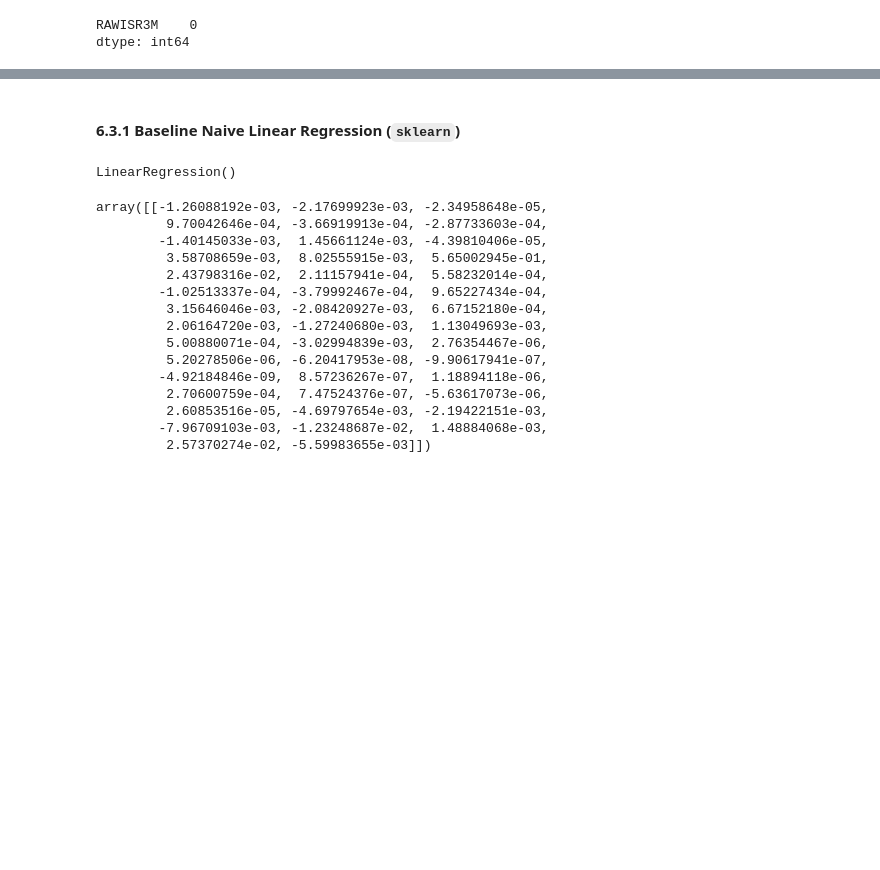
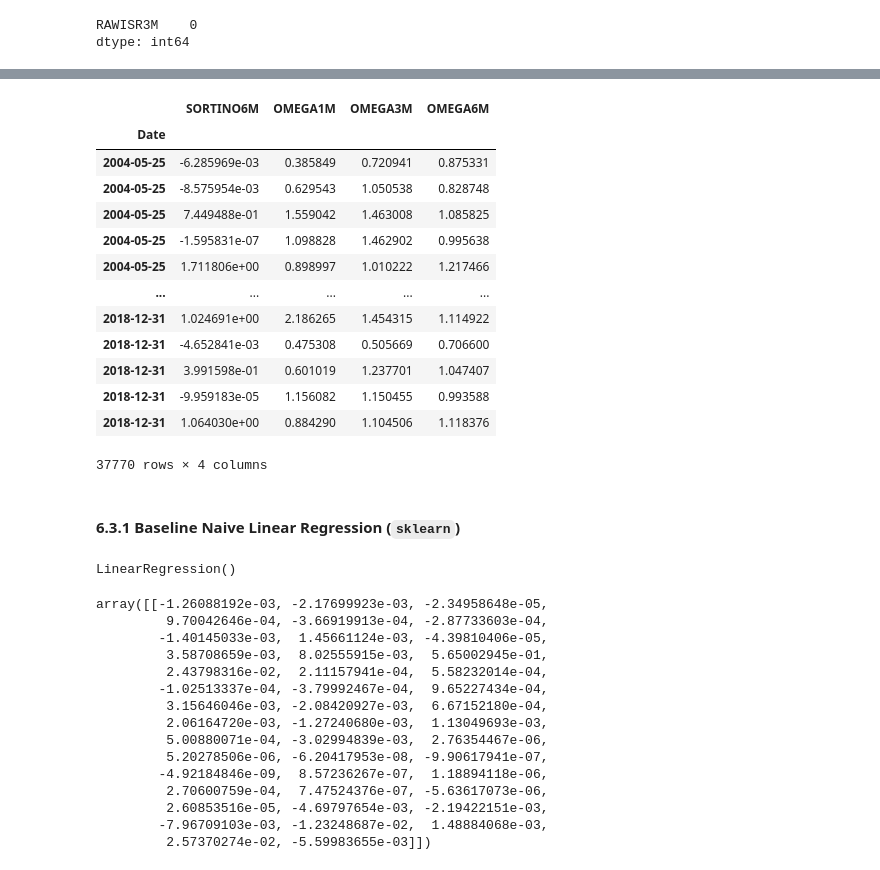
Before and after one commit to falken1983/fx_letor, a Jupyter notebook: regress_then_rank.ipynb, the cells around one changed output, grey strips where cells are left out. Cells and saved outputs as stored; diff of their text form; code cells hidden in the pictures; blank space fills up the shorter version.

```diff
--- a/regress_then_rank.ipynb
+++ b/regress_then_rank.ipynb
@@ -279,3 +320,20 @@ Name: max, dtype: float64
+# %%
+X_train.iloc[:,-4:]
+# %% [output]
+|  | SORTINO6M | OMEGA1M | OMEGA3M | OMEGA6M |
+| Date |  |  |  |  |
+| 2004-05-25 | -6.285969e-03 | 0.385849 | 0.720941 | 0.875331 |
+| 2004-05-25 | -8.575954e-03 | 0.629543 | 1.050538 | 0.828748 |
+| 2004-05-25 | 7.449488e-01 | 1.559042 | 1.463008 | 1.085825 |
+| 2004-05-25 | -1.595831e-07 | 1.098828 | 1.462902 | 0.995638 |
+| 2004-05-25 | 1.711806e+00 | 0.898997 | 1.010222 | 1.217466 |
+| ... | ... | ... | ... | ... |
+| 2018-12-31 | 1.024691e+00 | 2.186265 | 1.454315 | 1.114922 |
+| 2018-12-31 | -4.652841e-03 | 0.475308 | 0.505669 | 0.706600 |
+| 2018-12-31 | 3.991598e-01 | 0.601019 | 1.237701 | 1.047407 |
+| 2018-12-31 | -9.959183e-05 | 1.156082 | 1.150455 | 0.993588 |
+| 2018-12-31 | 1.064030e+00 | 0.884290 | 1.104506 | 1.118376 |
+37770 rows × 4 columns
 # %% [markdown]
 #### 6.3.1 Baseline Naive Linear Regression (`sklearn`)
 # %%
```
Also changed, not shown: parts of 20 cells of this notebook.
